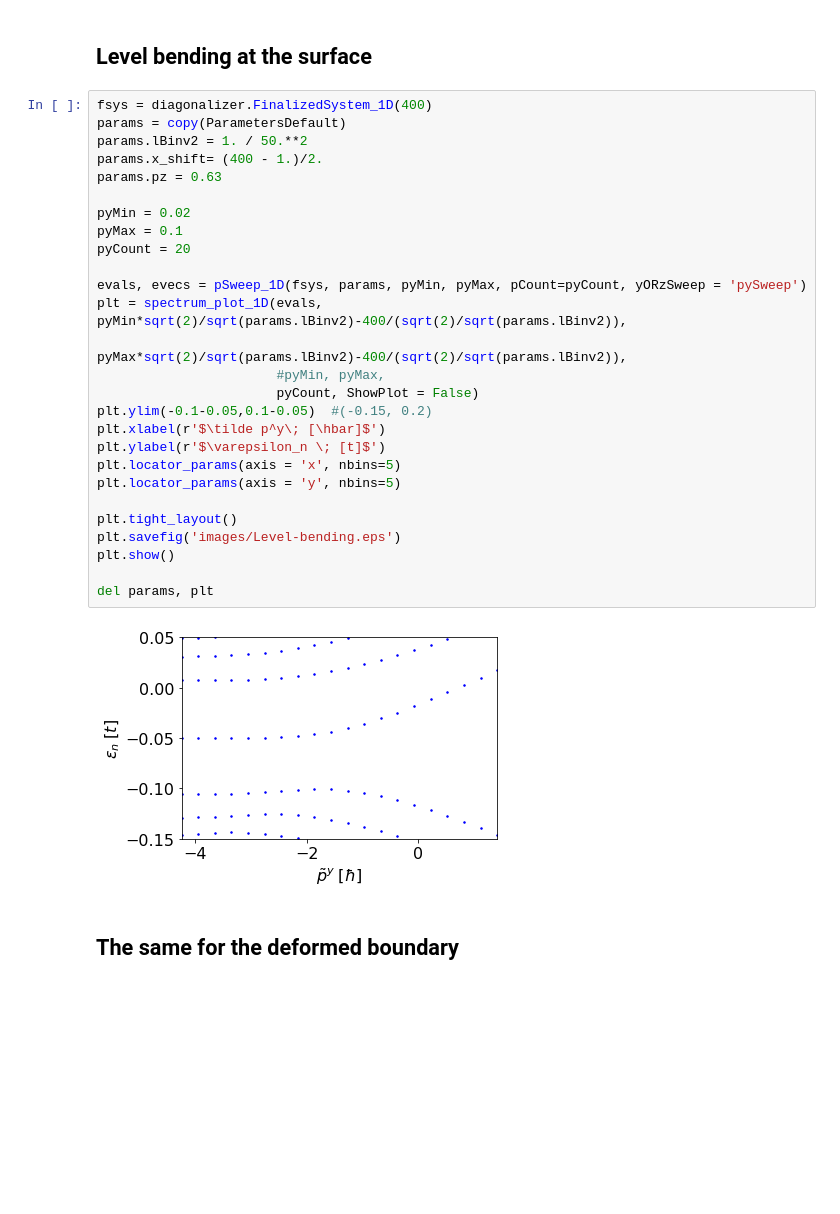
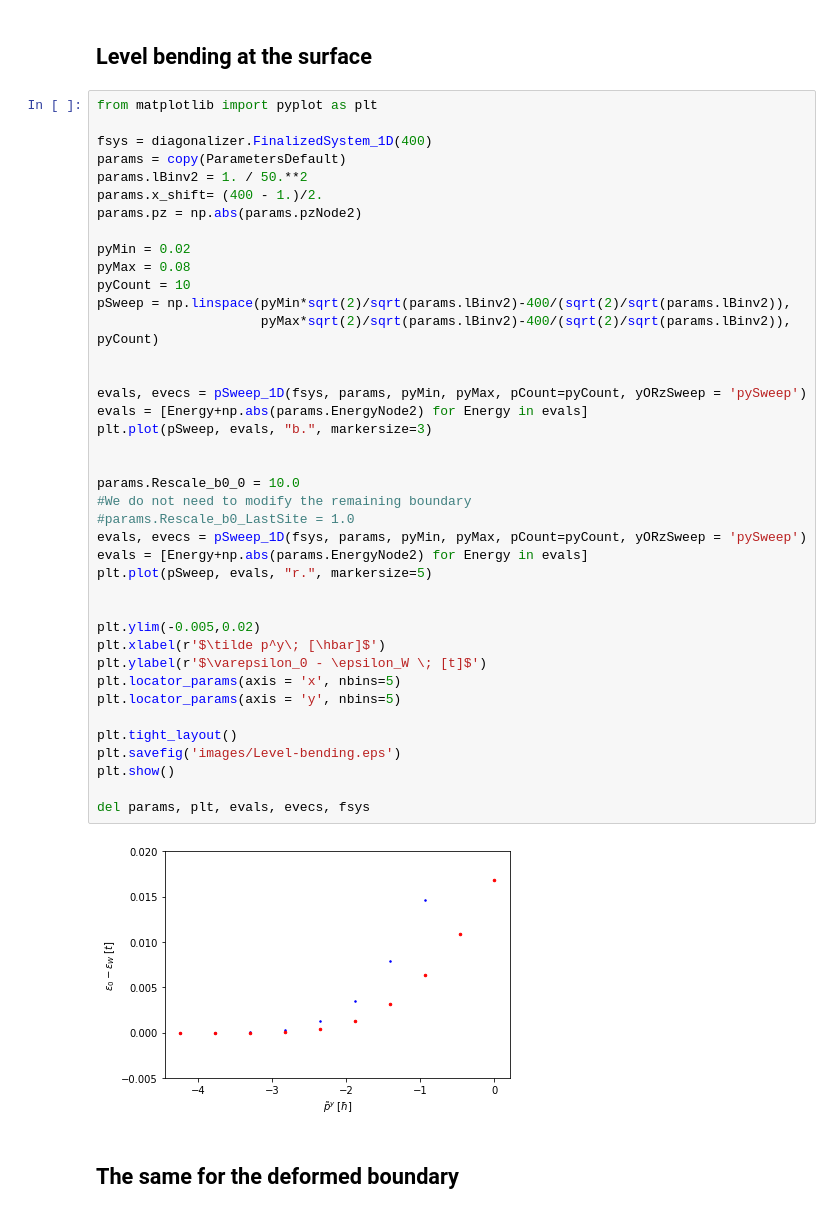
Before and after one commit to Artem-Ivashko/Vazifeh-Franz-magnetic-field, a Jupyter notebook: BBL-set-2.ipynb, the cells around one changed output. Saved outputs shown, nothing was run; the diff lists cells and outputs as text; blank space fills up the shorter version.

```diff
--- a/BBL-set-2.ipynb
+++ b/BBL-set-2.ipynb
@@ -658,33 +658,46 @@ del fsys, params, evals, evecs
 # %% [markdown]
 ## Level bending at the surface
 # %%
+from matplotlib import pyplot as plt
+
 fsys = diagonalizer.FinalizedSystem_1D(400)
 params = copy(ParametersDefault)
 params.lBinv2 = 1. / 50.**2
 params.x_shift= (400 - 1.)/2.
-params.pz = 0.63
+params.pz = np.abs(params.pzNode2)
 
 pyMin = 0.02
-pyMax = 0.1
-pyCount = 20
+pyMax = 0.08
+pyCount = 10
+pSweep = np.linspace(pyMin*sqrt(2)/sqrt(params.lBinv2)-400/(sqrt(2)/sqrt(params.lBinv2)),
+                     pyMax*sqrt(2)/sqrt(params.lBinv2)-400/(sqrt(2)/sqrt(params.lBinv2)), pyCount)
+
 
 evals, evecs = pSweep_1D(fsys, params, pyMin, pyMax, pCount=pyCount, yORzSweep = 'pySweep')
-plt = spectrum_plot_1D(evals, pyMin*sqrt(2)/sqrt(params.lBinv2)-400/(sqrt(2)/sqrt(params.lBinv2)),
-                           pyMax*sqrt(2)/sqrt(params.lBinv2)-400/(sqrt(2)/sqrt(params.lBinv2)),
-                       #pyMin, pyMax,
-                       pyCount, ShowPlot = False)
-plt.ylim(-0.1-0.05,0.1-0.05)  #(-0.15, 0.2)
+evals = [Energy+np.abs(params.EnergyNode2) for Energy in evals]
+plt.plot(pSweep, evals, "b.", markersize=3)
+
+
+params.Rescale_b0_0 = 10.0
+#We do not need to modify the remaining boundary
+#params.Rescale_b0_LastSite = 1.0
+evals, evecs = pSweep_1D(fsys, params, pyMin, pyMax, pCount=pyCount, yORzSweep = 'pySweep')
+evals = [Energy+np.abs(params.EnergyNode2) for Energy in evals]
+plt.plot(pSweep, evals, "r.", markersize=5)
+
+
+plt.ylim(-0.005,0.02)
 plt.xlabel(r'$\tilde p^y\; [\hbar]$')
-plt.ylabel(r'$\varepsilon_n \; [t]$')
+plt.ylabel(r'$\varepsilon_0 - \epsilon_W \; [t]$')
 plt.locator_params(axis = 'x', nbins=5)
 plt.locator_params(axis = 'y', nbins=5)
 
 plt.tight_layout()
 plt.savefig('images/Level-bending.eps')
 plt.show()
 
-del params, plt
+del params, plt, evals, evecs, fsys
 # %% [output]
-[figure, old version]
+[figure, new version]
 # %% [markdown]
 ## The same for the deformed boundary
```
Also changed, not shown: parts of 2 cells of this notebook, 1 other file.
